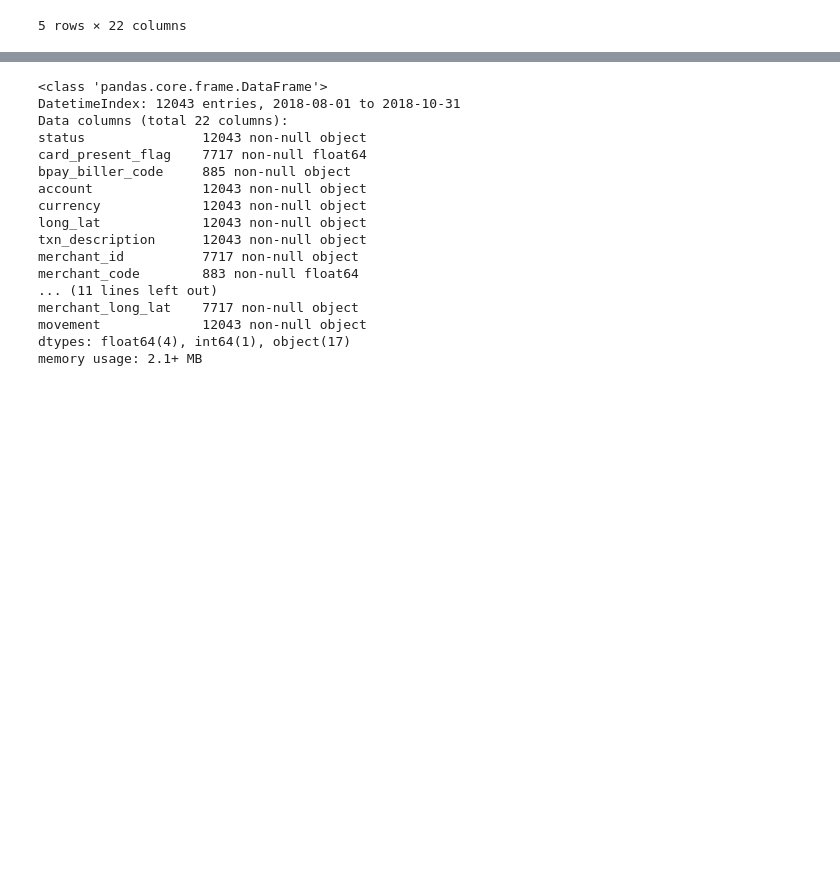
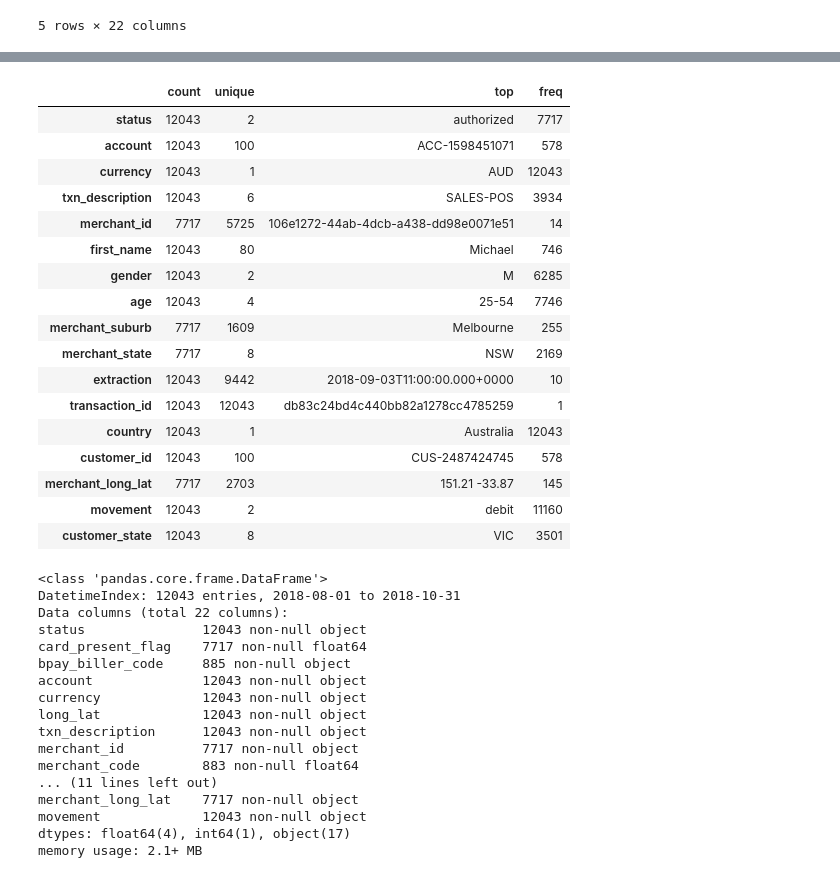
Before and after one commit to Zeeniye/data-anz-virtual-experience-insidesherpa, a Jupyter notebook: data-anz-virtual-internship.ipynb, the cells around one changed output, grey strips where cells are left out. Saved outputs shown, nothing was run; the diff lists cells and outputs as text; code cells hidden in the pictures; blank space fills up the shorter version.

```diff
--- a/data-anz-virtual-internship.ipynb
+++ b/data-anz-virtual-internship.ipynb
@@ -79,3 +79,24 @@ trans_df.describe().T
+# %%
+trans_df.describe(include='O').T
+# %% [output]
+|  | count | unique | top | freq |
+| status | 12043 | 2 | authorized | 7717 |
+| account | 12043 | 100 | ACC-1598451071 | 578 |
+| currency | 12043 | 1 | AUD | 12043 |
+| txn_description | 12043 | 6 | SALES-POS | 3934 |
+| merchant_id | 7717 | 5725 | 106e1272-44ab-4dcb-a438-dd98e0071e51 | 14 |
+| first_name | 12043 | 80 | Michael | 746 |
+| gender | 12043 | 2 | M | 6285 |
+| age | 12043 | 4 | 25-54 | 7746 |
+| merchant_suburb | 7717 | 1609 | Melbourne | 255 |
+| merchant_state | 7717 | 8 | NSW | 2169 |
+| extraction | 12043 | 9442 | 2018-09-03T11:00:00.000+0000 | 10 |
+| transaction_id | 12043 | 12043 | db83c24bd4c440bb82a1278cc4785259 | 1 |
+| country | 12043 | 1 | Australia | 12043 |
+| customer_id | 12043 | 100 | CUS-2487424745 | 578 |
+| merchant_long_lat | 7717 | 2703 | 151.21 -33.87 | 145 |
+| movement | 12043 | 2 | debit | 11160 |
+| customer_state | 12043 | 8 | VIC | 3501 |
 # %%
 trans_df.info()
 # %% [output]
```
Also changed, not shown: parts of 30 cells of this notebook.
